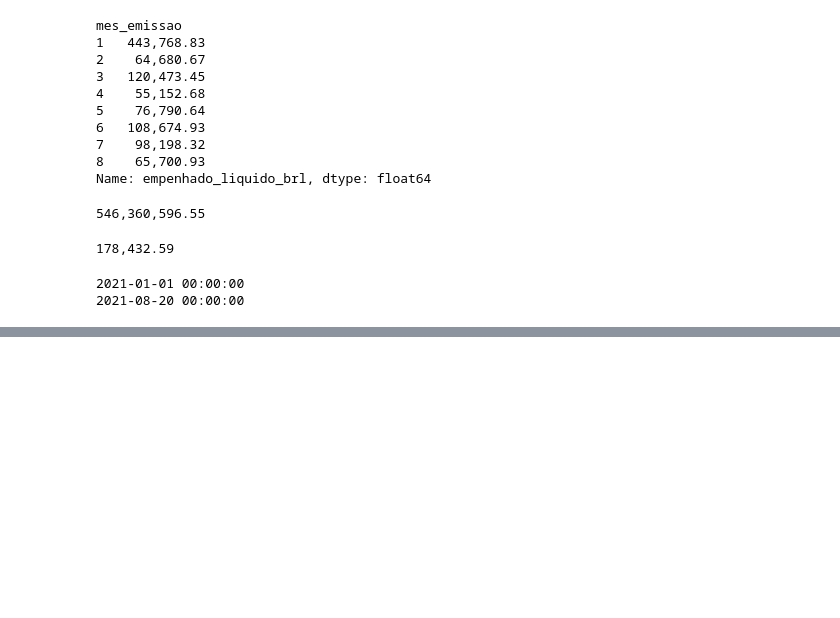
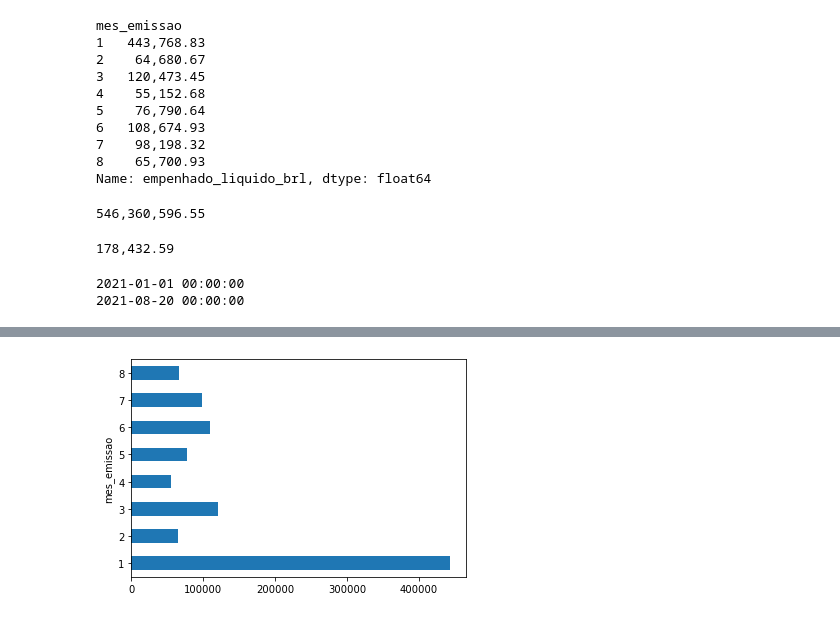
Before and after one commit to rodolforecordon/transparencia_petropolis, a Jupyter notebook: gastos_petropolis_rj_br.ipynb, the cells around one changed output, grey strips where cells are left out. Saved outputs shown, nothing was run; the diff lists cells and outputs as text; code cells hidden in the pictures; blank space fills up the shorter version.

```diff
--- a/gastos_petropolis_rj_br.ipynb
+++ b/gastos_petropolis_rj_br.ipynb
@@ -123,0 +132,4 @@ print(df['data_emissao'].max())
+# %%
+df.groupby('mes_emissao')['empenhado_liquido_brl'].mean().plot.barh();
+# %% [output]
+[figure, added]
```
Also changed, not shown: parts of 4 cells of this notebook.
